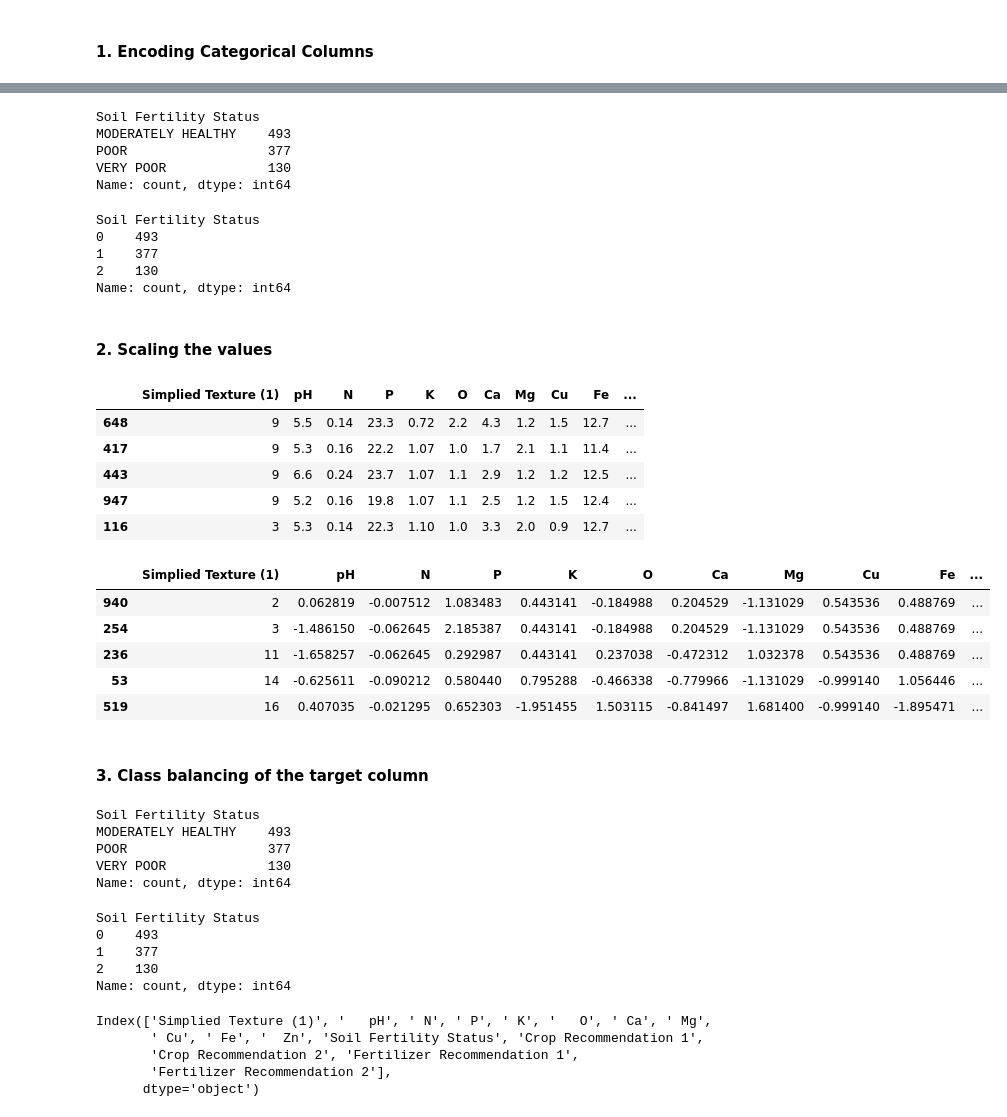
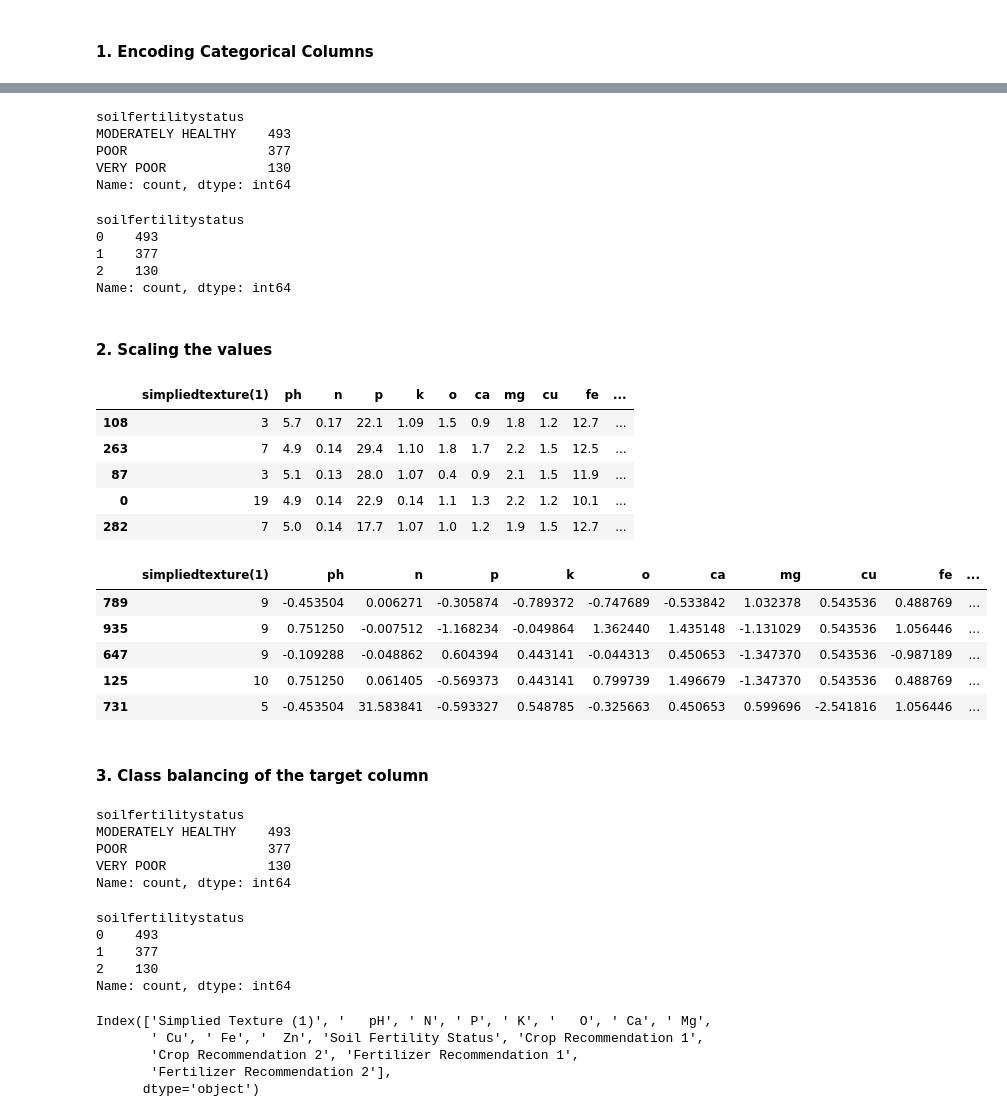
Before and after one commit to oscar066/Kiduka, a Jupyter notebook: index.ipynb, the cells around one changed output, grey strips where cells are left out. Cells and saved outputs as stored; diff of their text form; code cells hidden in the pictures.

```diff
--- a/index.ipynb
+++ b/index.ipynb
@@ -212,3 +212,9 @@ Index(['Simplied Texture (1)', '   pH', ' N', ' P', ' K', '   O', ' Ca', ' Mg',
        'Crop Recommendation 2', 'Fertilizer Recommendation 1',
        'Fertilizer Recommendation 2'],
       dtype='object')
+# %%
+# Assuming you have a DataFrame named df
+df_clean.columns = df_clean.columns.str.lower().str.replace(' ', '').str.strip()
+
+# Print the cleaned column names
+print(df_clean.columns)
@@ -620,17 +632,17 @@ Data columns (total 16 columns):
 dtypes: float64(10), int64(6)
 memory usage: 125.1 KB
 # %%
-df_clean['Soil Fertility Status'].value_counts()
+df_clean['soilfertilitystatus'].value_counts()
 # %% [output]
-Soil Fertility Status
+soilfertilitystatus
 MODERATELY HEALTHY    493
 POOR                  377
 VERY POOR             130
 Name: count, dtype: int64
 # %%
-df_encoded['Soil Fertility Status'].value_counts()
+df_encoded['soilfertilitystatus'].value_counts()
 # %% [output]
-Soil Fertility Status
+soilfertilitystatus
 0    493
 1    377
 2    130
@@ -671,37 +683,37 @@ def scale_dataset(df: pd.DataFrame,target_column : str , scaling_type: str = 'st
 # Preview of data before scaling
 df_encoded.sample(5)
 # %% [output]
-|  | Simplied Texture (1) | pH | N | P | K | O | Ca | Mg | Cu | Fe | ... |
-| 648 | 9 | 5.5 | 0.14 | 23.3 | 0.72 | 2.2 | 4.3 | 1.2 | 1.5 | 12.7 | ... |
-| 417 | 9 | 5.3 | 0.16 | 22.2 | 1.07 | 1.0 | 1.7 | 2.1 | 1.1 | 11.4 | ... |
-| 443 | 9 | 6.6 | 0.24 | 23.7 | 1.07 | 1.1 | 2.9 | 1.2 | 1.2 | 12.5 | ... |
-| 947 | 9 | 5.2 | 0.16 | 19.8 | 1.07 | 1.1 | 2.5 | 1.2 | 1.5 | 12.4 | ... |
-| 116 | 3 | 5.3 | 0.14 | 22.3 | 1.10 | 1.0 | 3.3 | 2.0 | 0.9 | 12.7 | ... |
+|  | simpliedtexture(1) | ph | n | p | k | o | ca | mg | cu | fe | ... |
+| 108 | 3 | 5.7 | 0.17 | 22.1 | 1.09 | 1.5 | 0.9 | 1.8 | 1.2 | 12.7 | ... |
+| 263 | 7 | 4.9 | 0.14 | 29.4 | 1.10 | 1.8 | 1.7 | 2.2 | 1.5 | 12.5 | ... |
+| 87 | 3 | 5.1 | 0.13 | 28.0 | 1.07 | 0.4 | 0.9 | 2.1 | 1.5 | 11.9 | ... |
+| 0 | 19 | 4.9 | 0.14 | 22.9 | 0.14 | 1.1 | 1.3 | 2.2 | 1.2 | 10.1 | ... |
+| 282 | 7 | 5.0 | 0.14 | 17.7 | 1.07 | 1.0 | 1.2 | 1.9 | 1.5 | 12.7 | ... |
 # %%
 # scaling the dataset
-df_scaled = scale_dataset(df_encoded, scaling_type = 'standard', target_column = 'Soil Fertility Status')
+df_scaled = scale_dataset(df_encoded, scaling_type = 'standard', target_column = 'soilfertilitystatus')
 df_scaled.sample(5)
 # %% [output]
-|  | Simplied Texture (1) | pH | N | P | K | O | Ca | Mg | Cu | Fe | ... |
-| 940 | 2 | 0.062819 | -0.007512 | 1.083483 | 0.443141 | -0.184988 | 0.204529 | -1.131029 | 0.543536 | 0.488769 | ... |
-| 254 | 3 | -1.486150 | -0.062645 | 2.185387 | 0.443141 | -0.184988 | 0.204529 | -1.131029 | 0.543536 | 0.488769 | ... |
-| 236 | 11 | -1.658257 | -0.062645 | 0.292987 | 0.443141 | 0.237038 | -0.472312 | 1.032378 | 0.543536 | 0.488769 | ... |
-| 53 | 14 | -0.625611 | -0.090212 | 0.580440 | 0.795288 | -0.466338 | -0.779966 | -1.131029 | -0.999140 | 1.056446 | ... |
-| 519 | 16 | 0.407035 | -0.021295 | 0.652303 | -1.951455 | 1.503115 | -0.841497 | 1.681400 | -0.999140 | -1.895471 | ... |
+|  | simpliedtexture(1) | ph | n | p | k | o | ca | mg | cu | fe | ... |
+| 789 | 9 | -0.453504 | 0.006271 | -0.305874 | -0.789372 | -0.747689 | -0.533842 | 1.032378 | 0.543536 | 0.488769 | ... |
+| 935 | 9 | 0.751250 | -0.007512 | -1.168234 | -0.049864 | 1.362440 | 1.435148 | -1.131029 | 0.543536 | 1.056446 | ... |
+| 647 | 9 | -0.109288 | -0.048862 | 0.604394 | 0.443141 | -0.044313 | 0.450653 | -1.347370 | 0.543536 | -0.987189 | ... |
+| 125 | 10 | 0.751250 | 0.061405 | -0.569373 | 0.443141 | 0.799739 | 1.496679 | -1.347370 | 0.543536 | 0.488769 | ... |
+| 731 | 5 | -0.453504 | 31.583841 | -0.593327 | 0.548785 | -0.325663 | 0.450653 | 0.599696 | -2.541816 | 1.056446 | ... |
 # %% [markdown]
 #### 3. Class balancing of the target column
 # %%
-df_clean['Soil Fertility Status'].value_counts()
+df_clean['soilfertilitystatus'].value_counts()
 # %% [output]
-Soil Fertility Status
+soilfertilitystatus
 MODERATELY HEALTHY    493
 POOR                  377
 VERY POOR             130
 Name: count, dtype: int64
 # %%
-df_scaled['Soil Fertility Status'].value_counts()
+df_scaled['soilfertilitystatus'].value_counts()
 # %% [output]
-Soil Fertility Status
+soilfertilitystatus
 0    493
 1    377
 2    130
```
Also changed, not shown: parts of 24 cells of this notebook, 12 other files.
